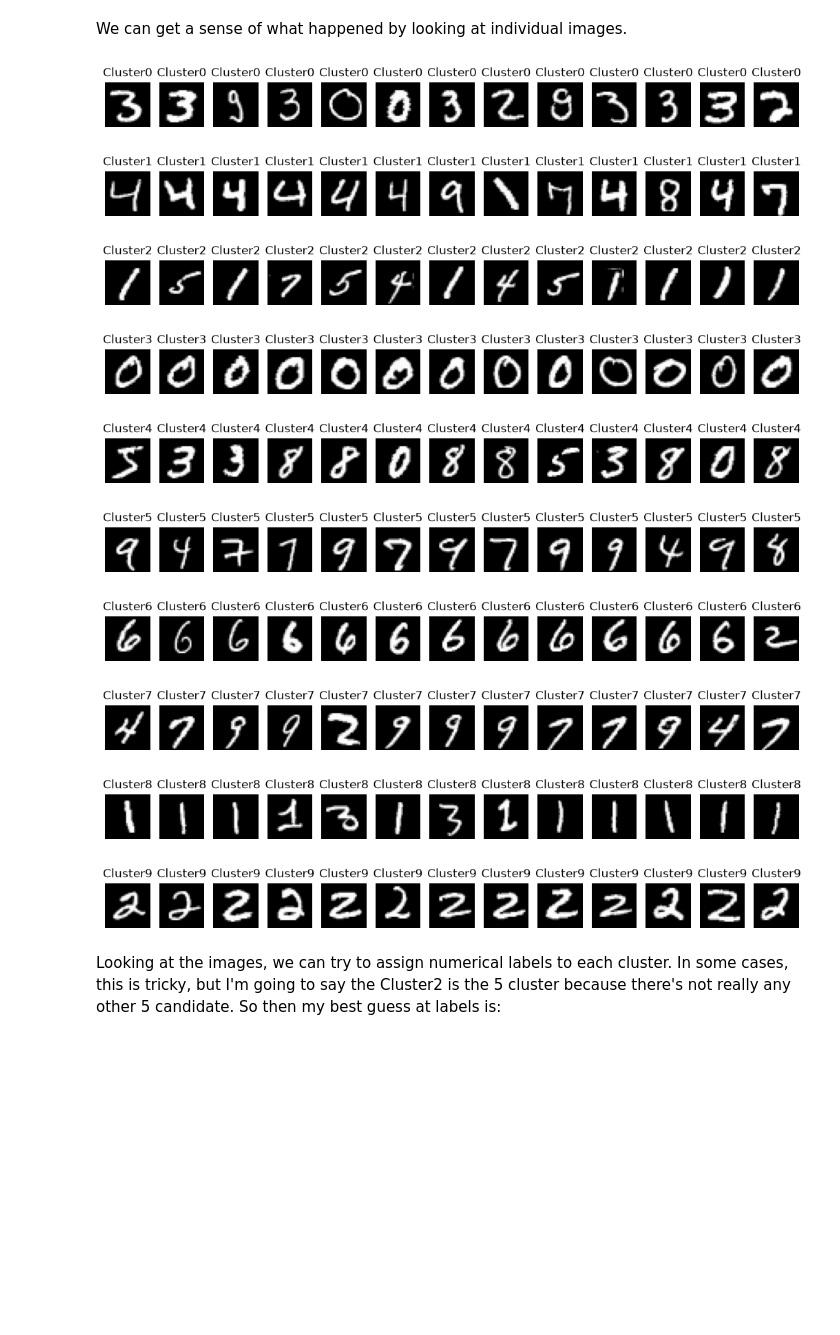
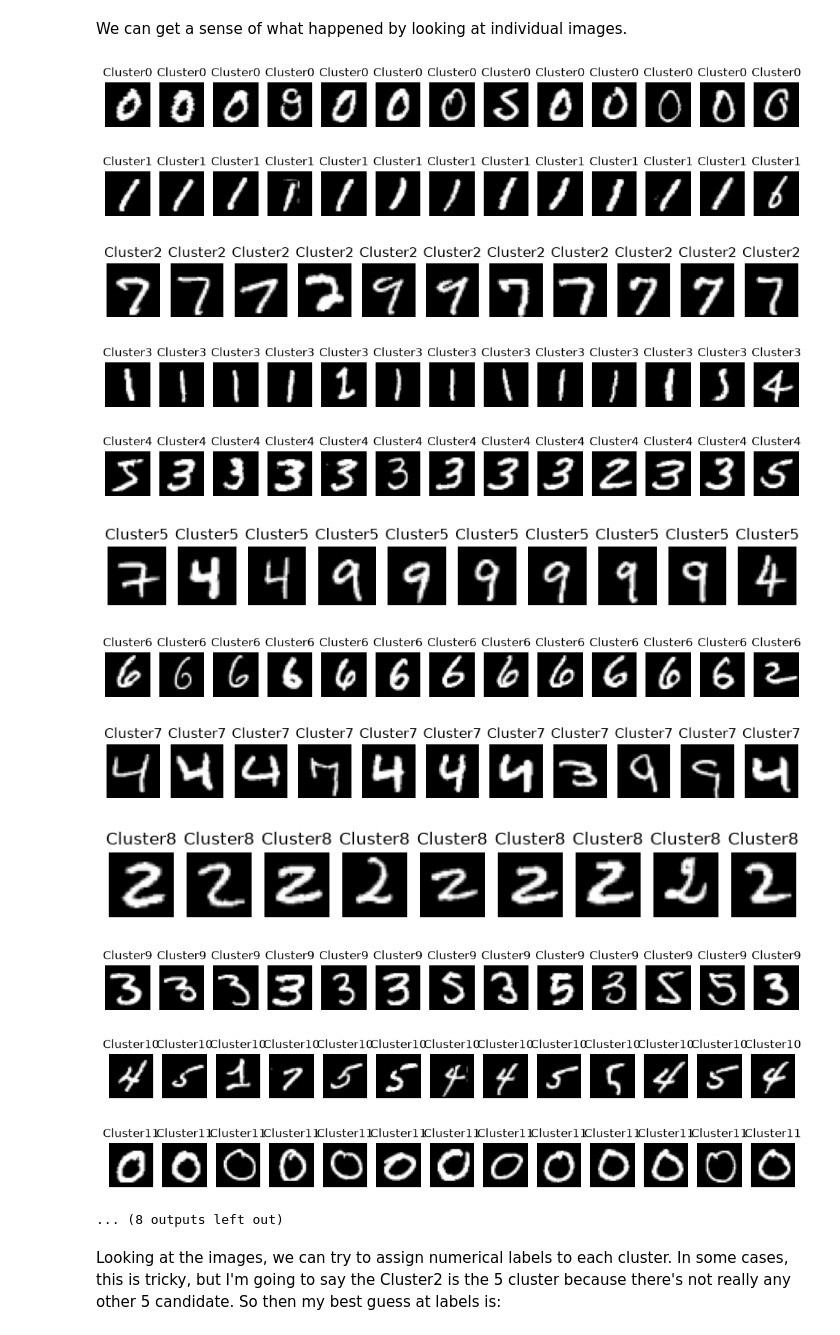
Before and after one commit to MunasheG/Minst-Clustering, a Jupyter notebook: mnist_with_density_template (1).ipynb, the cells around one changed output. Drawn from its saved outputs; the diff is of its cells as text; code cells hidden in the pictures; blank space fills up the shorter version.

```diff
--- a/mnist_with_density_template (1).ipynb
+++ b/mnist_with_density_template (1).ipynb
@@ -115,6 +115,6 @@ def plot_images(labels, X_images, n_clusters):
             ax.axis("off")
         plt.show()
 # %%
-n_clusters = 10
+n_clusters = 20
 labels = cluster_and_plot(X_flat , n_clusters)
 # %% [output]
@@ -124,18 +124,21 @@ Looking at the averages, we can see what the numbers are supposed to be, mostly.
 # %% [markdown]
 We can get a sense of what happened by looking at individual images.
 # %%
-plot_images(labels, X_images, 10)
+plot_images(labels, X_images, 20)
 # %% [output]
-[figure, old version]
+[figure, new version]
-[figure, old version]
+[figure, new version]
-[figure, old version]
+[figure, new version]
-[figure, old version]
+[figure, new version]
-[figure, old version]
+[figure, new version]
-[figure, old version]
+[figure, new version]
 [figure]
-[figure, old version]
+[figure, new version]
-[figure, old version]
+[figure, new version]
-[figure, old version]
+[figure, new version]
+[figure, added]
+[figure, added]
+... (8 outputs left out)
 # %% [markdown]
 Looking at the images, we can try to assign numerical labels to each cluster. In some cases, this is tricky, but I'm going to say the Cluster2 is the 5 cluster because there's not really any other 5 candidate. So then my best guess at labels is:
 # %%
```
Also changed, not shown: parts of 4 cells of this notebook.
